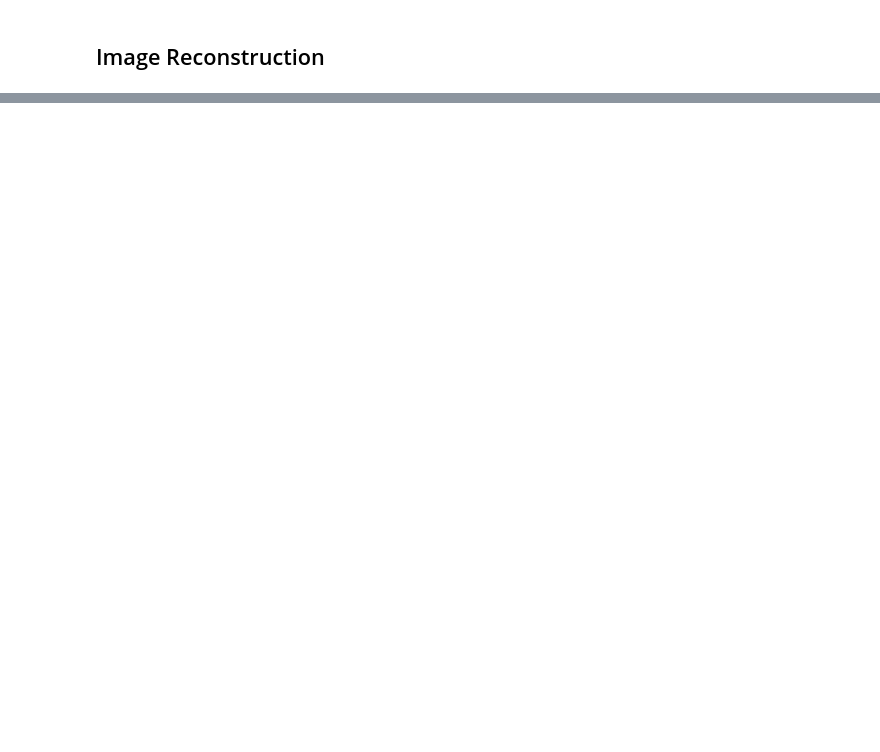
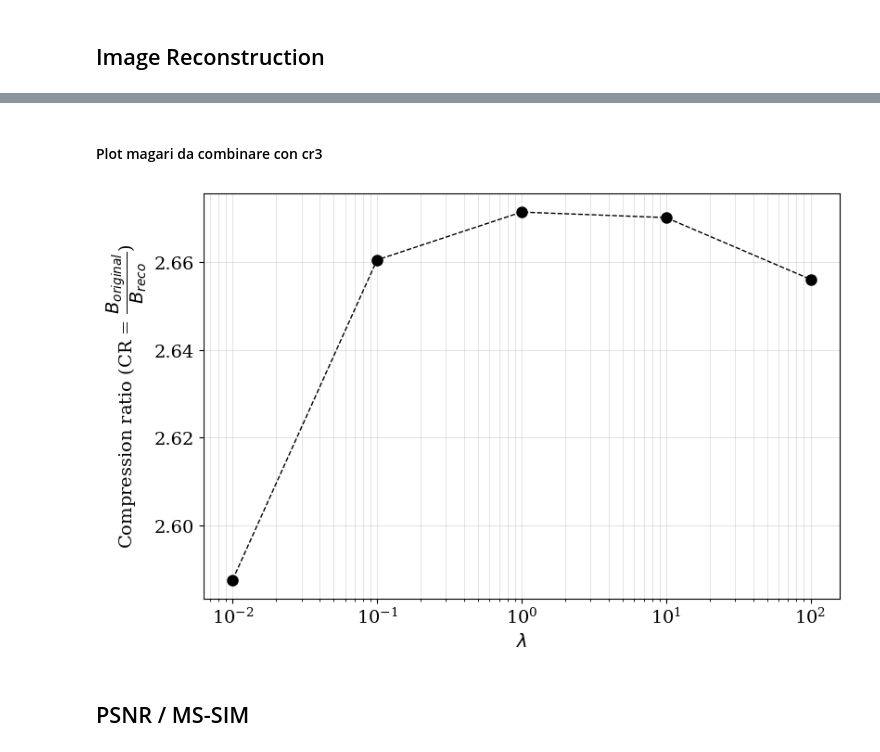
Before and after one commit to c0pp1/variational-image-compression, a Jupyter notebook: analysis/lambda_scan_cr1.ipynb, the cells around one changed output, grey strips where cells are left out. Drawn from its saved outputs; the diff is of its cells as text; code cells hidden in the pictures; blank space fills up the shorter version.

```diff
--- a/analysis/lambda_scan_cr1.ipynb
+++ b/analysis/lambda_scan_cr1.ipynb
@@ -272,0 +368,5 @@ Bitrate shape: (1, 9, 9)
+# %%
+# compute the bitrates for the original images
+original_bit_rate = np.product(img[0].shape)*8
+
+print("Original bit rate: {}".format(original_bit_rate))
@@ -272,0 +375,14 @@ Bitrate shape: (1, 9, 9)
+# %%
+def bitrate_onbatch(img, compressor):
+
+    if type(img) == np.ndarray:
+        img = tf.constant(img)
+
+    bits = compressor(x)[1]
+
+
+    # bit mean: resuce sum of all dimensions except the first one and then reduce mean over the first dimension
+    bit_mean = tf.math.reduce_mean(tf.math.reduce_sum(bits, axis=tuple(range(1, bits.shape.ndims))))
+    bit_std  = tf.math.reduce_std(tf.math.reduce_sum(bits, axis=tuple(range(1, bits.shape.ndims))))
+
+    return bit_mean, bit_std
@@ -272,0 +421,38 @@ Bitrate shape: (1, 9, 9)
+# %% [markdown]
+#### Plot magari da combinare con cr3
+# %%
+# plot the bitrates comparing the original image with the reconstructed images
+
+compression_ratio = original_bit_rate / np.array(bit_rates_mean_list)
+compression_ratio_err = compression_ratio * np.array(bit_rates_err_list) / np.array(bit_rates_mean_list)
+
+
+fig, ax = plt.subplots(figsize=(8, 5), constrained_layout=True)
+ax.grid(True, which='both', ls='-', lw=0.5, c='grey', alpha=0.3)
+
+ax.errorbar(
+    x          = lambdas,
+    y          = compression_ratio,
+    yerr       = compression_ratio_err,
+    ls         = "--",
+    lw         = 1,
+    marker     = "o",
+    markersize = 8,
+    color      = "k",
+    # elinewidth = 2,
+    # capsize    = 5,
+    # capthick   = 2,
+)
+
+ax.set_xscale('log')
+
+ax.set_xlabel("$\lambda$")
+ax.set_ylabel("Compression ratio (CR = $\dfrac{B_{original}}{B_{reco}}$)")
+
+# fig.savefig("./plots/compression_ratio_cr1_lambda_scan.png", dpi=300, facecolor="w")
+
+plt.show()
+# %% [output]
+[figure, added]
+# %% [markdown]
+## PSNR / MS-SIM
```
Also changed, not shown: parts of 21 cells of this notebook, 5 other files.
